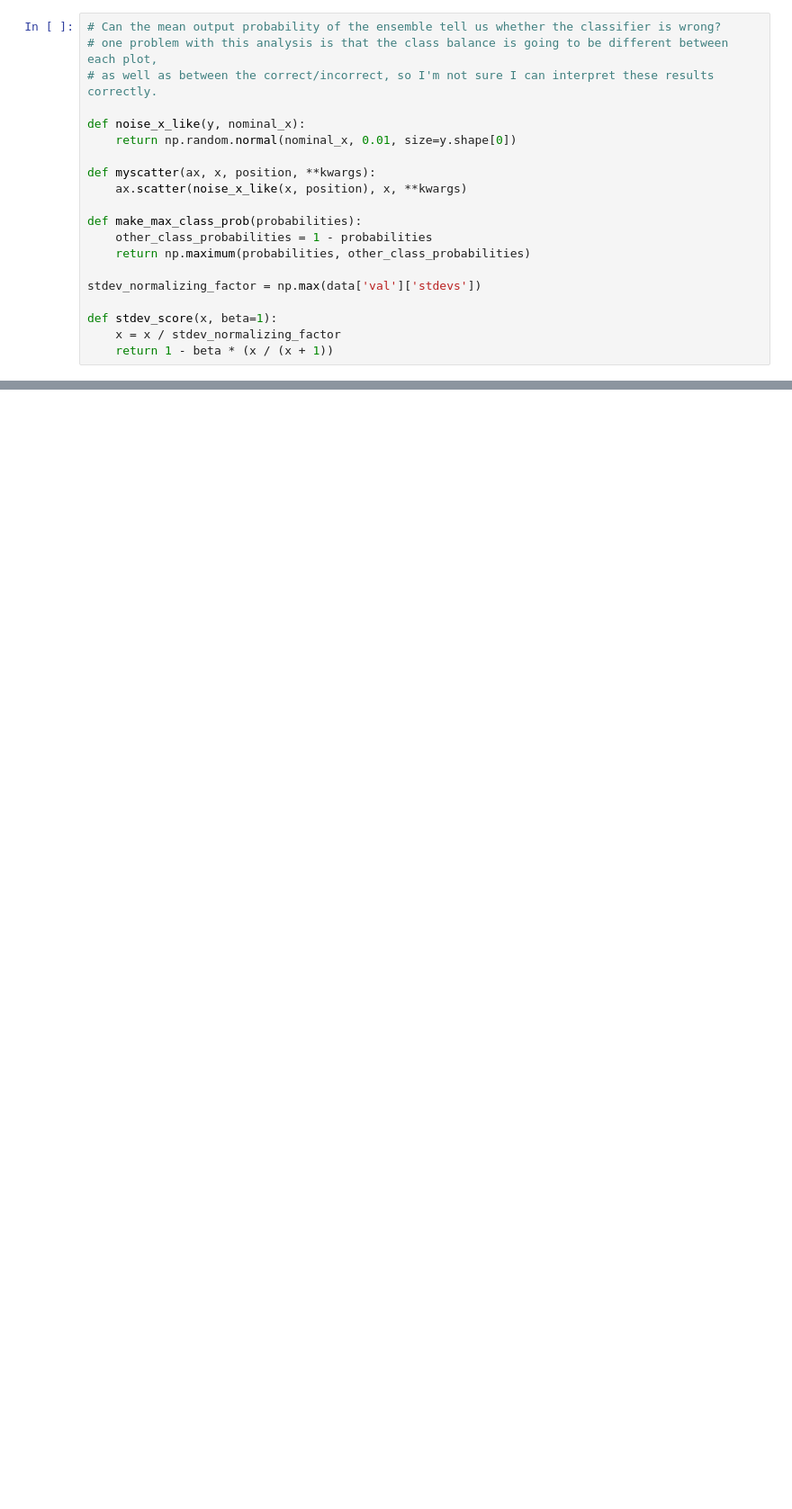
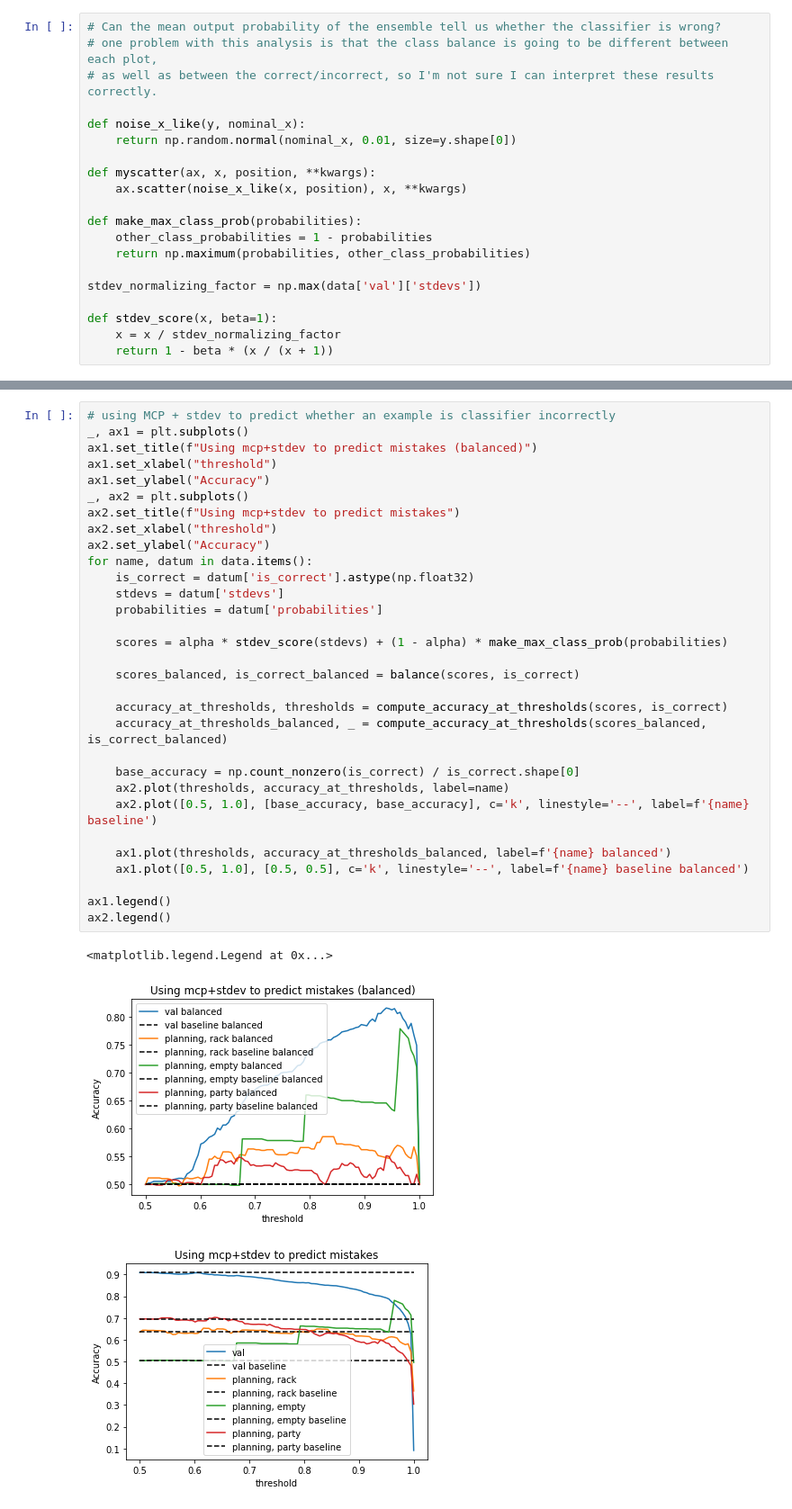
Before and after one commit to UM-ARM-Lab/data-augmentation-for-manipulation, a Jupyter notebook: link_bot_classifiers/notebooks/Inspect Classifier.ipynb, the cells around one changed output, grey strips where cells are left out. Shown at 90% size. Cells and saved outputs as stored; diff of their text form; blank space fills up the shorter version.

```diff
--- a/link_bot_classifiers/notebooks/Inspect Classifier.ipynb
+++ b/link_bot_classifiers/notebooks/Inspect Classifier.ipynb
@@ -337,0 +341,35 @@ ax2.legend()
+# %%
+# using MCP + stdev to predict whether an example is classifier incorrectly
+_, ax1 = plt.subplots()
+ax1.set_title(f"Using mcp+stdev to predict mistakes (balanced)")
+ax1.set_xlabel("threshold")
+ax1.set_ylabel("Accuracy")
+_, ax2 = plt.subplots()
+ax2.set_title(f"Using mcp+stdev to predict mistakes")
+ax2.set_xlabel("threshold")
+ax2.set_ylabel("Accuracy")
+for name, datum in data.items():
+    is_correct = datum['is_correct'].astype(np.float32)
+    stdevs = datum['stdevs']
+    probabilities = datum['probabilities']
+
+    scores = alpha * stdev_score(stdevs) + (1 - alpha) * make_max_class_prob(probabilities)
+
+    scores_balanced, is_correct_balanced = balance(scores, is_correct)
+
+    accuracy_at_thresholds, thresholds = compute_accuracy_at_thresholds(scores, is_correct)
+    accuracy_at_thresholds_balanced, _ = compute_accuracy_at_thresholds(scores_balanced, is_correct_balanced)
+
+    base_accuracy = np.count_nonzero(is_correct) / is_correct.shape[0]
+    ax2.plot(thresholds, accuracy_at_thresholds, label=name)
+    ax2.plot([0.5, 1.0], [base_accuracy, base_accuracy], c='k', linestyle='--', label=f'{name} baseline')
+
+    ax1.plot(thresholds, accuracy_at_thresholds_balanced, label=f'{name} balanced')
+    ax1.plot([0.5, 1.0], [0.5, 0.5], c='k', linestyle='--', label=f'{name} baseline balanced')
+
+ax1.legend()
+ax2.legend()
+# %% [output]
+<matplotlib.legend.Legend at 0x...>
+[figure, added]
+[figure, added]
```
Also changed, not shown: parts of 12 cells of this notebook, 2 other files.
